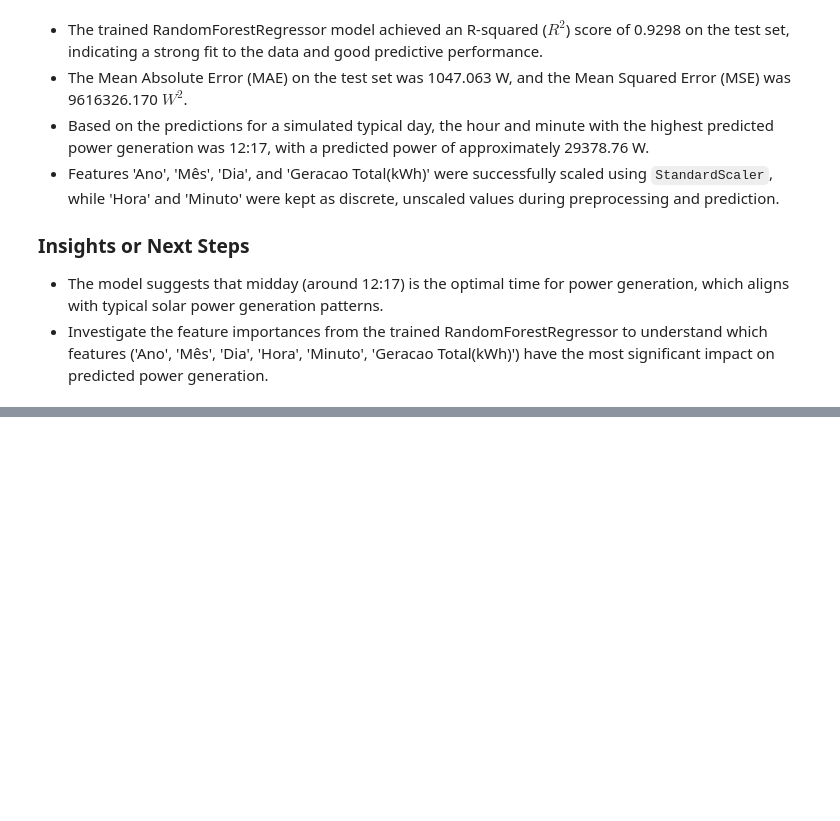
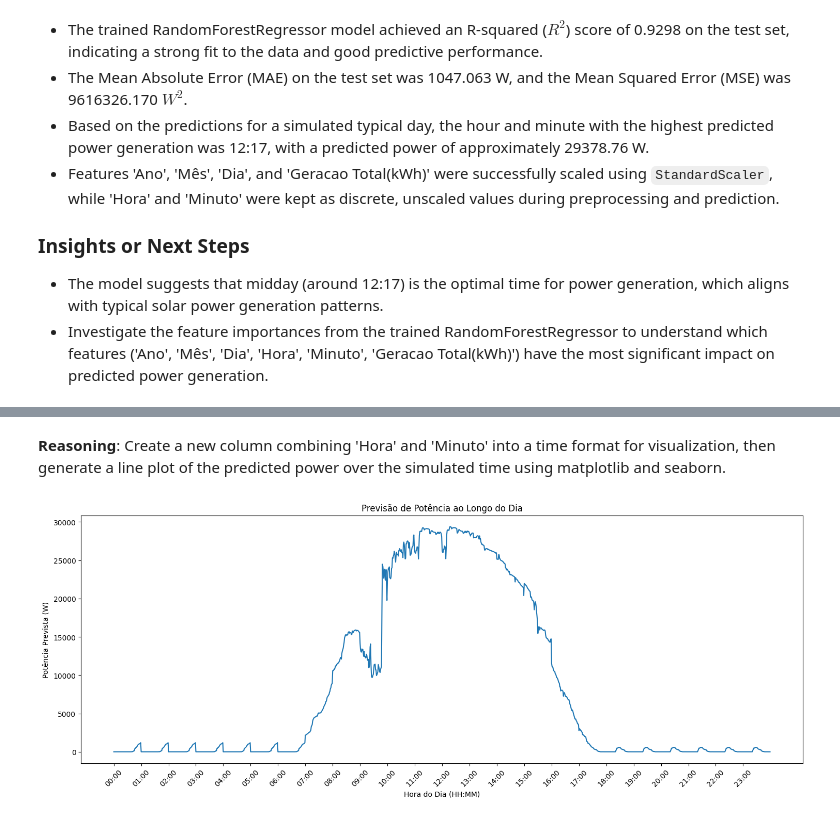
Before and after one commit to Jairzaoo/ProjetoIntegrador, a Jupyter notebook: Projeto_integrador.ipynb, the cells around one changed output, grey strips where cells are left out. Drawn from its saved outputs; the diff is of its cells as text; code cells hidden in the pictures; blank space fills up the shorter version.

```diff
--- a/Projeto_integrador.ipynb
+++ b/Projeto_integrador.ipynb
@@ -607,0 +832,27 @@ KeyError: 'Predicted_Power(W)'
+# %% [markdown]
+**Reasoning**:
+Create a new column combining 'Hora' and 'Minuto' into a time format for visualization, then generate a line plot of the predicted power over the simulated time using matplotlib and seaborn.
+# %%
+import matplotlib.pyplot as plt
+import seaborn as sns
+
+# Cria uma nova coluna de tempo no formato HH:MM para visualização
+simulated_times['Time_HH_MM'] = simulated_times.apply(lambda row: f"{int(row['Hora']):02d}:{int(row['Minuto']):02d}", axis=1)
+
+# Cria o gráfico de linha
+plt.figure(figsize=(15, 6)) # Ajusta o tamanho da figura para melhor visualização
+sns.lineplot(data=simulated_times, x='Time_HH_MM', y='Predicted_Power(W)')
+
+# Adiciona rótulos e título
+plt.xlabel("Hora do Dia (HH:MM)")
+plt.ylabel("Potência Prevista (W)")
+plt.title("Previsão de Potência ao Longo do Dia")
+
+# Melhora a legibilidade do eixo x, mostrando menos rótulos
+plt.xticks(simulated_times['Time_HH_MM'][::60], rotation=45) # Mostra rótulos a cada 60 minutos (1 hora)
+plt.tight_layout() # Ajusta o layout para evitar sobreposição de rótulos
+
+# Exibe o gráfico
+plt.show()
+# %% [output]
+[figure, added]
```
Also changed, not shown: parts of 57 cells of this notebook.
